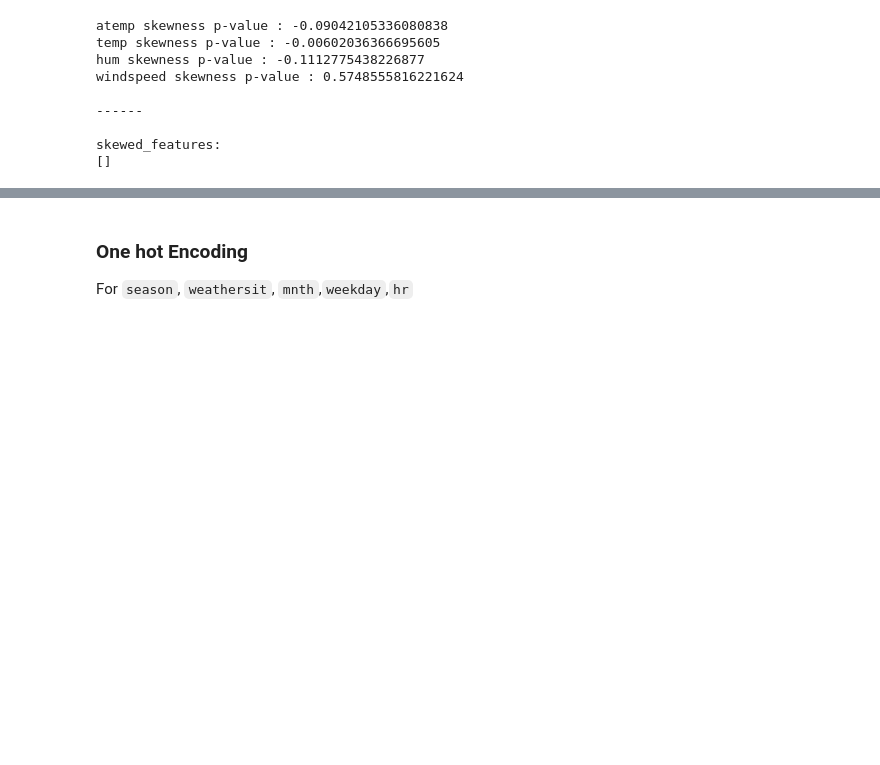
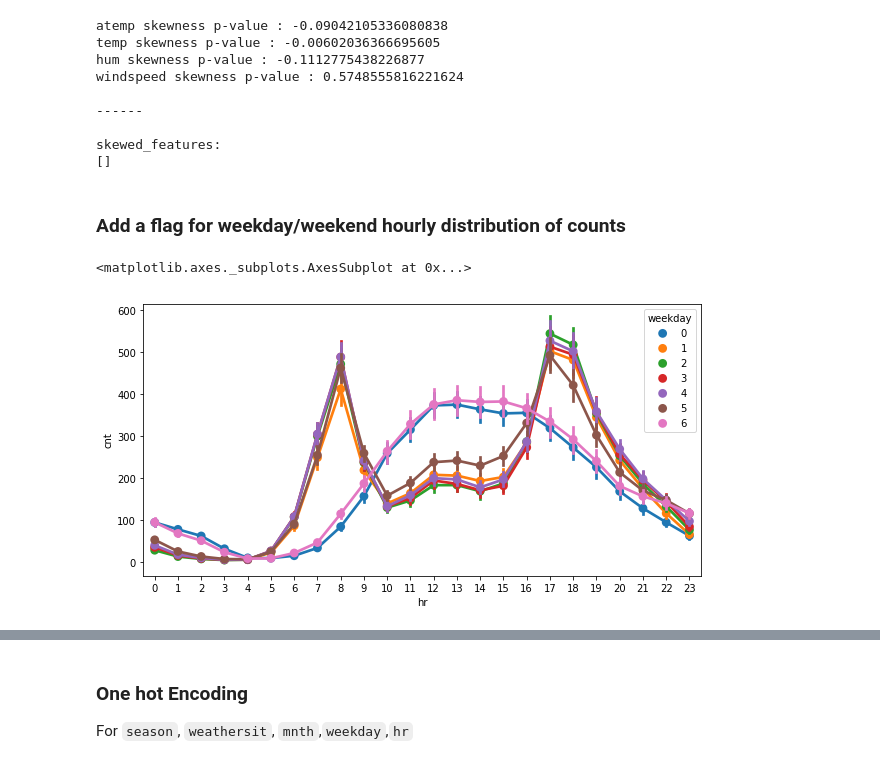
Before and after one commit to mradazoury/Bike_Prediction_Python_group_project, a Jupyter notebook: Bike-Sharing-Dataset 2/Group_Start-Copy.ipynb, the cells around one changed output, grey strips where cells are left out. Saved outputs shown, nothing was run; the diff lists cells and outputs as text; code cells hidden in the pictures; blank space fills up the shorter version.

Commit message:
Graph

```diff
--- a/Bike-Sharing-Dataset 2/Group_Start-Copy.ipynb
+++ b/Bike-Sharing-Dataset 2/Group_Start-Copy.ipynb
@@ -300,3 +305,17 @@ windspeed skewness p-value : 0.5748555816221624
 
 skewed_features:
 []
+# %% [markdown]
+### Add a flag for weekday/weekend hourly distribution of counts
+# %%
+test = hourly_raw_data.copy()
+
+sns.pointplot(data=test[['hr',
+                           'cnt',
+                           'weekday']],
+              x='hr',
+              y='cnt',
+              hue='weekday')
+# %% [output]
+<matplotlib.axes._subplots.AxesSubplot at 0x...>
+[figure, added]
```
Also changed, not shown: parts of 18 cells of this notebook, 2 other files.
